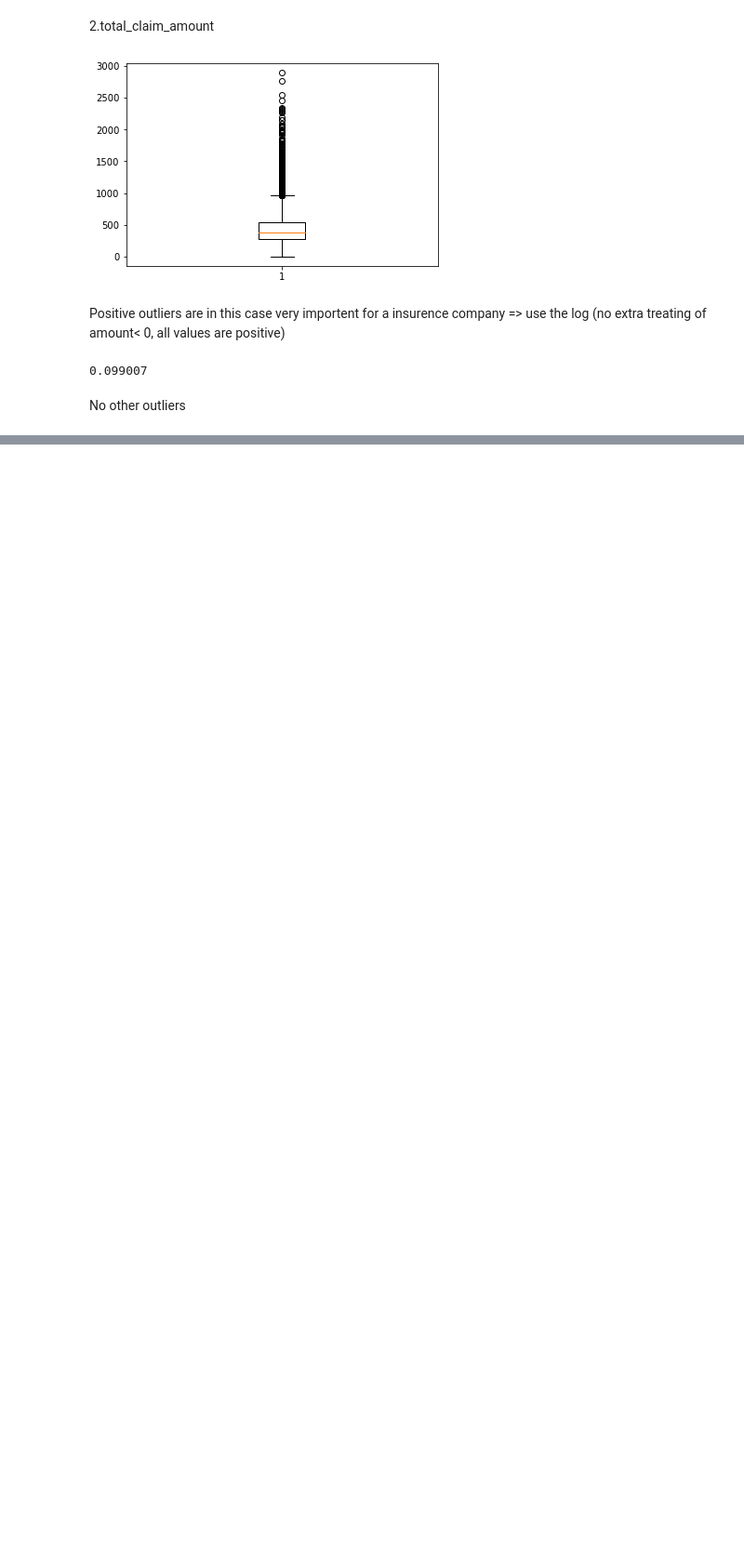
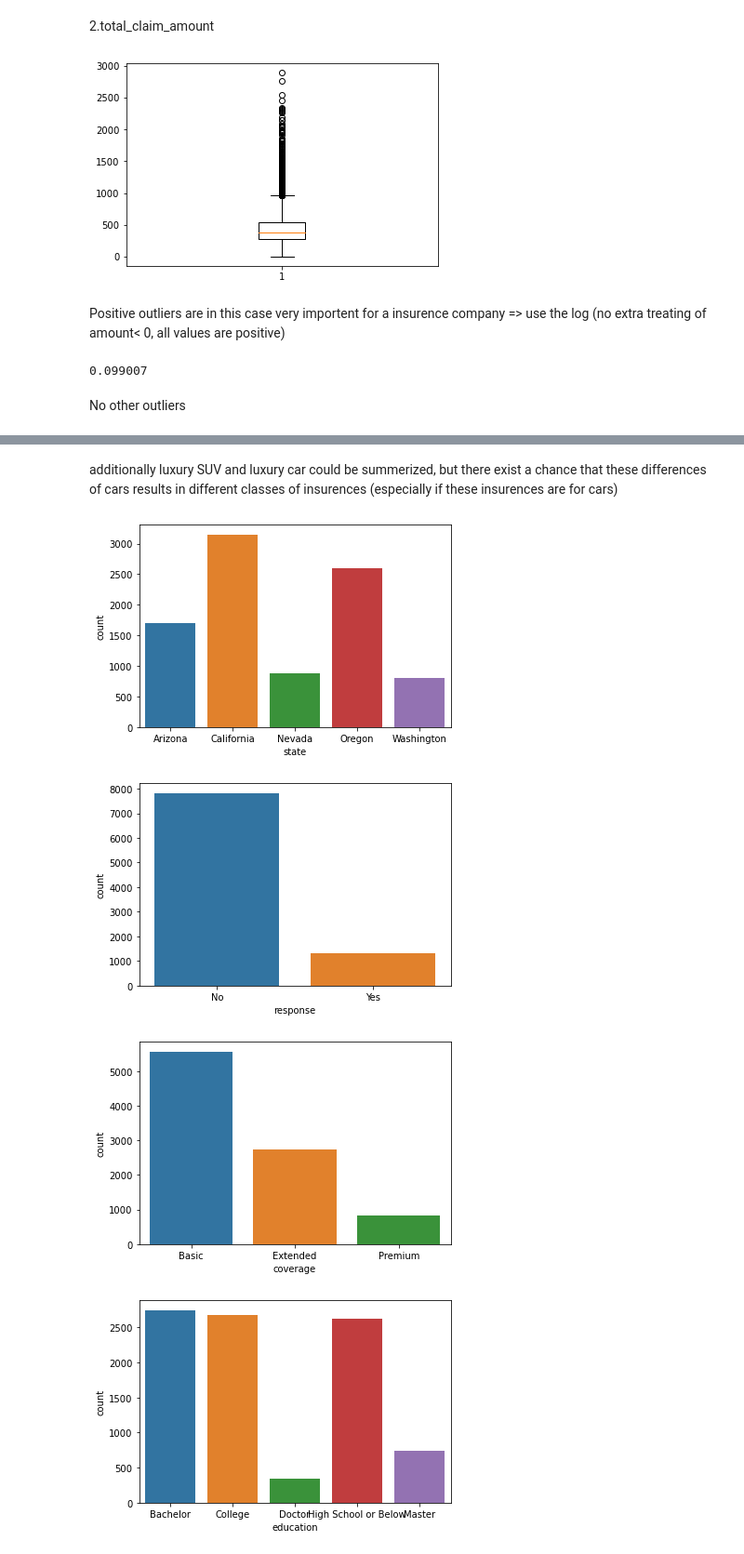
Before and after one commit to DaLahrmann/lab-cleaning-numerical-data, a Jupyter notebook: main_notebook.ipynb, the cells around one changed output, grey strips where cells are left out. Shown at 93% size. Saved outputs shown, nothing was run; the diff lists cells and outputs as text; code cells hidden in the pictures; blank space fills up the shorter version.

```diff
--- a/main_notebook.ipynb
+++ b/main_notebook.ipynb
@@ -217,0 +317,5 @@ No other outliers
+# %%
+categorical_df=categorical_df.drop(['customer'],axis=1)
+# %%
+for x in categorical_df.columns:
+    display(categorical_df[x].value_counts())
@@ -217,0 +398,4 @@ No other outliers
+# %%
+categorical_df['p1']=categorical_df.policy.apply(lambda x: x.split()[0])
+categorical_df['p2']=categorical_df.policy_type.apply(lambda x: x.split()[0])
+categorical_df[categorical_df.p1 != categorical_df.p2]
@@ -217,0 +406,15 @@ No other outliers
+# %%
+categorical_df.policy_type=categorical_df.p1
+categorical_df=categorical_df.drop(['p1','p2','policy'],axis=1)
+# %% [markdown]
+additionally luxury SUV and luxury car could be summerized, but there exist a chance that these differences of cars results in different classes of insurences (especially if these insurences are for cars)
+# %%
+for x in categorical_df.columns:
+    sns.countplot(categorical_df[x].sort_values())
+    plt.show()
+# data will be sorted alphabetically
+# %% [output]
+[figure, added]
+[figure, added]
+[figure, added]
+[figure, added]
```
Also changed, not shown: parts of 42 cells of this notebook.
